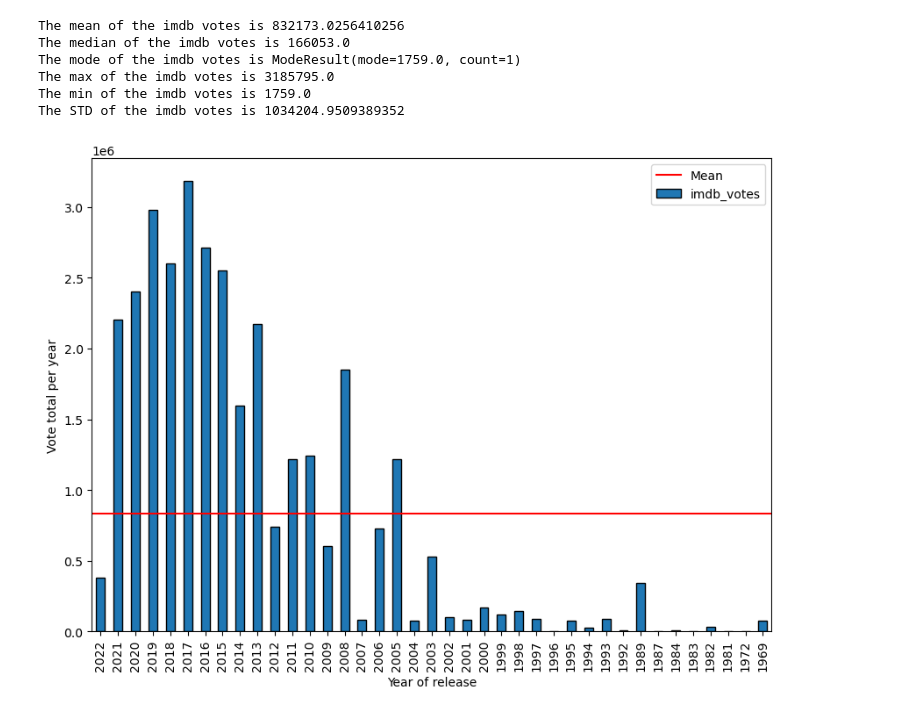
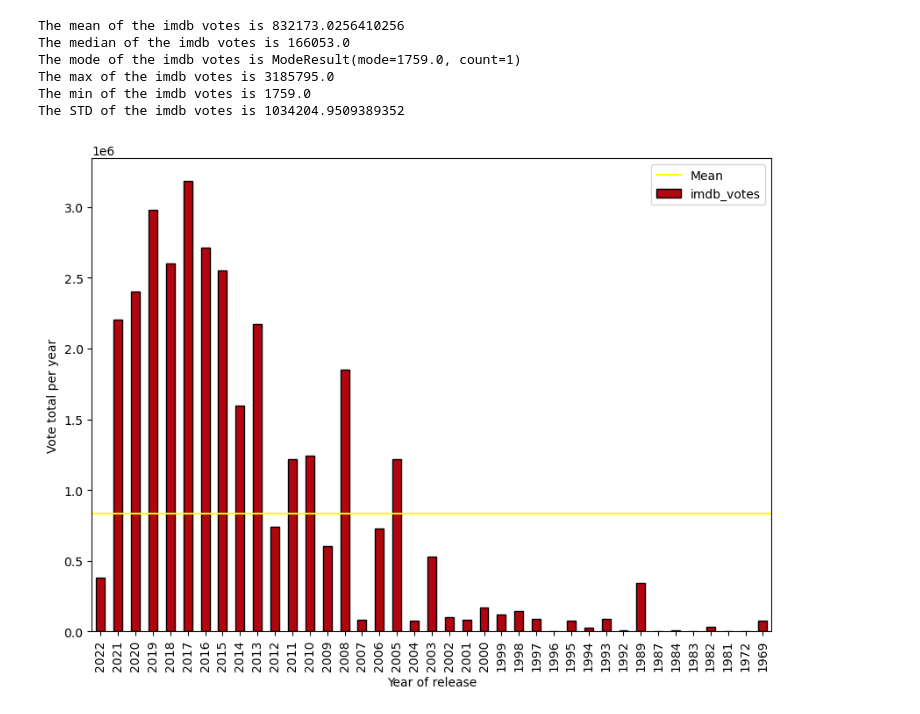
Before and after one commit to NidaB-C/NetflixEDA, a Jupyter notebook: Nida-Data/Question 4 - Eoghan.ipynb, the cells around one changed output. Cells and saved outputs as stored; diff of their text form; code cells hidden in the pictures.

```diff
--- a/Nida-Data/Question 4 - Eoghan.ipynb
+++ b/Nida-Data/Question 4 - Eoghan.ipynb
@@ -336,12 +342,13 @@ The max of the imdb votes is 3185795.0
 The min of the imdb votes is 1759.0
 The STD of the imdb votes is 1034204.9509389352
 # %%
-at = rydf.plot.bar(x="release_year", y="imdb_votes",edgecolor='k')
+at = rydf.plot.bar(x="release_year", y="imdb_votes",color='#B1060F',edgecolor='k')
 plt.xlabel("Year of release")
 plt.ylabel("Vote total per year")
-plt.axhline(rym,color='r',label='Mean')
+plt.axhline(rym,label='Mean',color='yellow')
 plt.legend()
 plt.rcParams['figure.figsize'] = [10, 7]
+plt.savefig('/Users/alton/Desktop/Number_of_votes_per_year.png')
 at;
 # %% [output]
-[figure, old version]
+[figure, new version]
```
Also changed, not shown: parts of 7 cells of this notebook, 5 other files.
